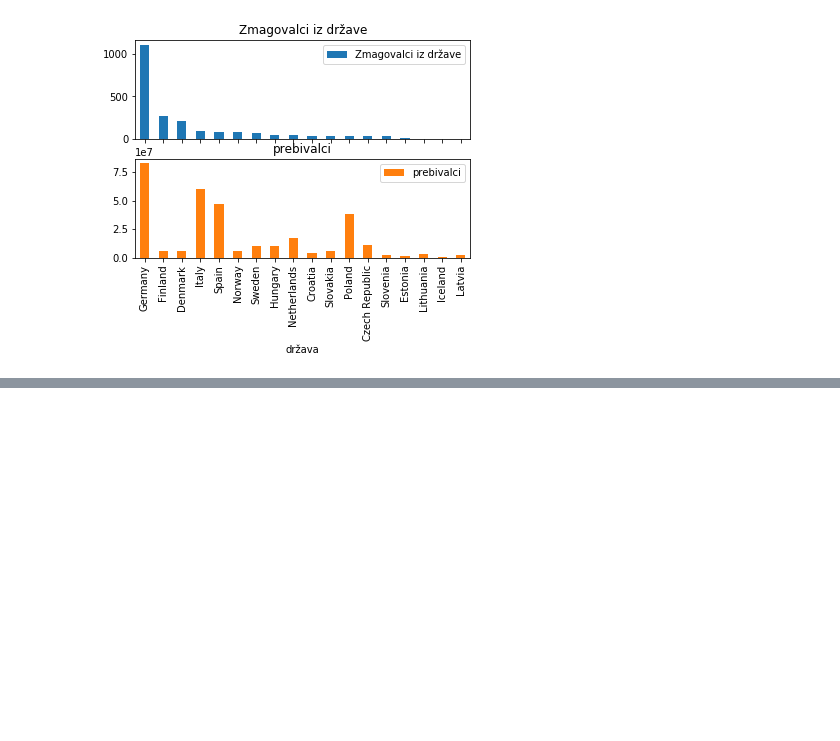
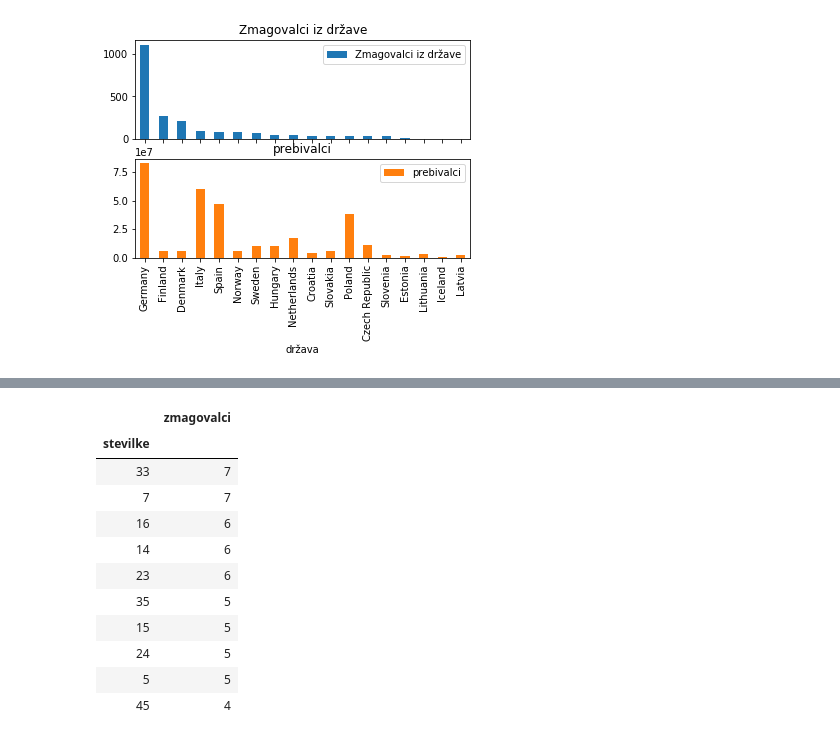
Before and after one commit to Andraz1999/Analiza_podatkov, a Jupyter notebook: Analiza_za_euro_jackpot.ipynb, the cells around one changed output, grey strips where cells are left out. Drawn from its saved outputs; the diff is of its cells as text; code cells hidden in the pictures; blank space fills up the shorter version.

```diff
--- a/Analiza_za_euro_jackpot.ipynb
+++ b/Analiza_za_euro_jackpot.ipynb
@@ -389,0 +345,21 @@ Name: datum, Length: 50, dtype: object
+# %%
+slovenija = podatki_po_drzavah[podatki_po_drzavah.država == 'Slovenia']
+slovenija['zmagovalci'] = slovenija['Zmagovalci iz države']
+slovenija = pd.merge(slovenija, podatki_stevilke, on='datum')
+slovenija
+a = slovenija[(slovenija.katera == dobitki[0]) | (slovenija.katera == dobitki[1]) | (slovenija.katera == dobitki[2])]
+visji = a[a.zmagovalci != 0]
+visji[['zmagovalci', 'stevilke']].groupby('stevilke').sum().sort_values('zmagovalci', ascending = False).head(10)
+# %% [output]
+|  | zmagovalci |
+| stevilke |  |
+| 33 | 7 |
+| 7 | 7 |
+| 16 | 6 |
+| 14 | 6 |
+| 23 | 6 |
+| 35 | 5 |
+| 15 | 5 |
+| 24 | 5 |
+| 5 | 5 |
+| 45 | 4 |
```
Also changed, not shown: parts of 46 cells of this notebook, 2 other files.
